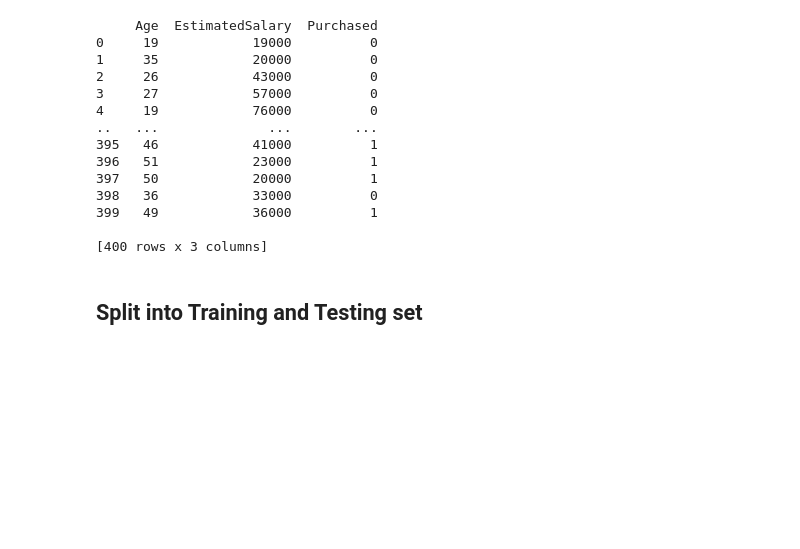
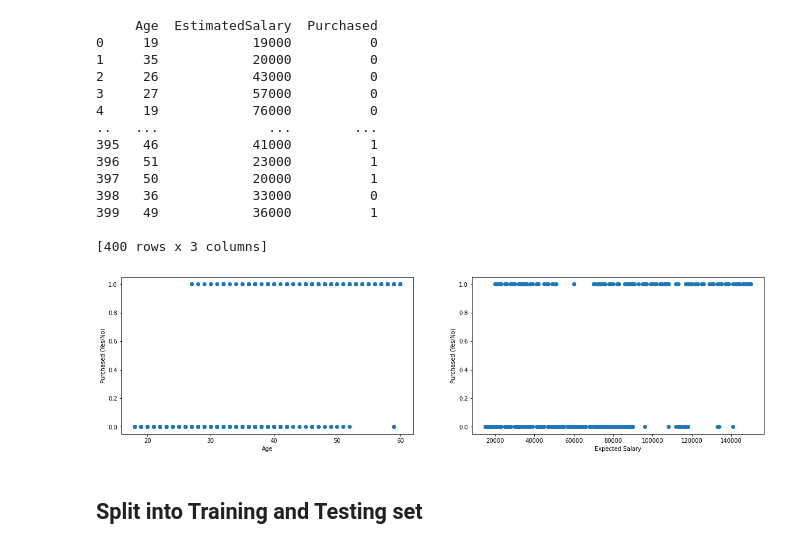
Before and after one commit to weasel-codes/google-colab, a Jupyter notebook: SpaceVectorMachine.ipynb, the cells around one changed output. Saved outputs shown, nothing was run; the diff lists cells and outputs as text; code cells hidden in the pictures; blank space fills up the shorter version.

Commit message:
Test Result predicted on graph

```diff
--- a/SpaceVectorMachine.ipynb
+++ b/SpaceVectorMachine.ipynb
@@ -31,6 +31,22 @@ print(dataset)
 399   49            36000          1
 
 [400 rows x 3 columns]
+# %%
+# Plotting dependent vs independent variable
+plot.figure(figsize=(20,5))
+plot.subplot(121)
+plot.scatter(X[:,0], Y)
+plot.xlabel("Age")
+plot.ylabel("Purchased (Yes/No)")
+
+plot.subplot(122)
+plot.scatter(X[:,1], Y)
+plot.xlabel("Expected Salary")
+plot.ylabel("Purchased (Yes/No)")
+
+plot.show()
+# %% [output]
+[figure, added]
 # %% [markdown]
 ## Split into Training and Testing set
 # %%
```
Also changed, not shown: parts of 3 cells of this notebook.
